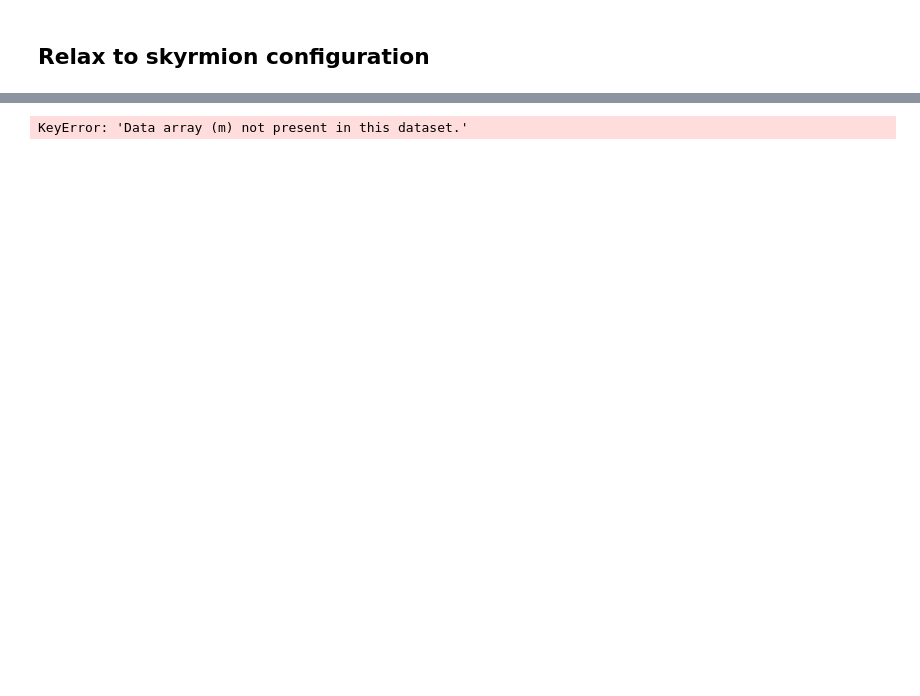
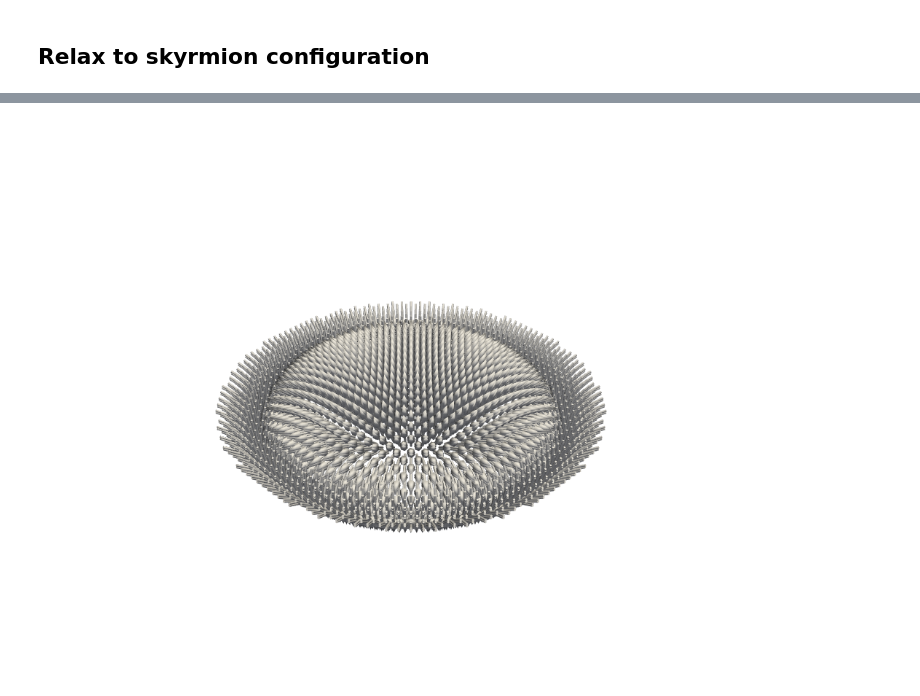
Before and after one commit to DavidLanders95/NeuralMagFork, a Jupyter notebook: docs/examples/skyrmion-disk.ipynb, the cells around one changed output, grey strips where cells are left out. Cells and saved outputs as stored; diff of their text form; code cells hidden in the pictures; blank space fills up the shorter version.

```diff
--- a/docs/examples/skyrmion-disk.ipynb
+++ b/docs/examples/skyrmion-disk.ipynb
@@ -91,14 +91,12 @@ state.write_vti(["m", "rho"], "skyrmion.vti")
 # %%
 grid = pv.read("skyrmion.vti")
 
 thresholded = grid.threshold(value=0.5, scalars="rho", preference="cell")
 glyphs = thresholded.glyph(orient="m", scale="m", factor=1e-8)
 
 # Plot
 plotter = pv.Plotter()
-plotter.add_mesh(
-    glyphs, scalars=glyphs["m"][:, 0], color="white", lighting=True, smooth_shading=True
-)
+plotter.add_mesh(glyphs, color="white", lighting=True, smooth_shading=True)
 plotter.show()
 # %% [output]
-KeyError: 'Data array (m) not present in this dataset.'
+[figure, added]
```
Also changed, not shown: parts of 4 cells of this notebook.
